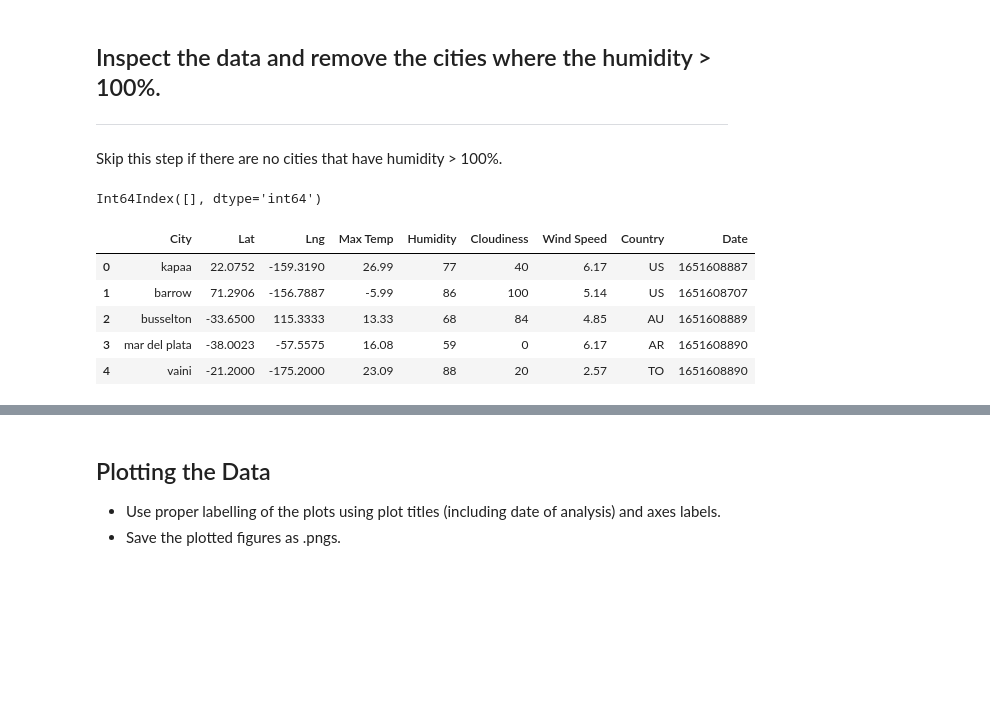
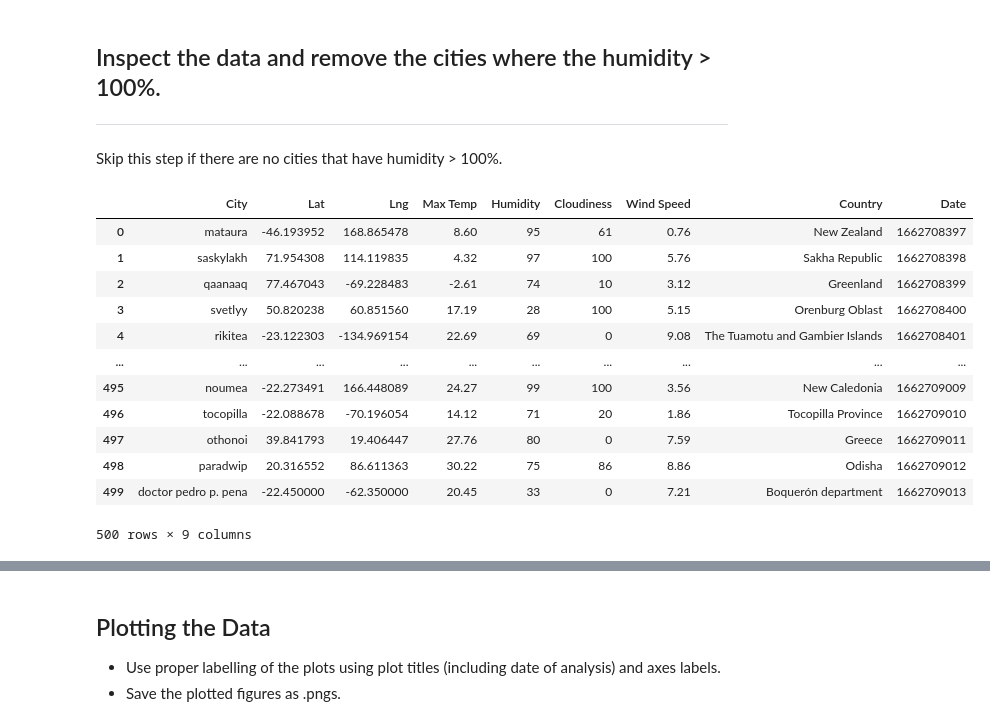
Before and after one commit to Shaunisme/python-api-challenge, a Jupyter notebook: WeatherPy/WeatherPy.ipynb, the cells around one changed output, grey strips where cells are left out. Cells and saved outputs as stored; diff of their text form; code cells hidden in the pictures; blank space fills up the shorter version.

```diff
--- a/WeatherPy/WeatherPy.ipynb
+++ b/WeatherPy/WeatherPy.ipynb
@@ -97,0 +145,5 @@ Data Retrieval Complete
+# %%
+cities_df=pd.DataFrame({'City':cities_list,'Lat':lat_list,'Lng':lng_list,'Max Temp':temp_list,'Humidity':humi_list,'Cloudiness':clou_list,'Wind Speed':wind_list,'Country':coun_list,'Date':date_list})
+
+cities_df.to_csv(output_data_file)
+cities_df
@@ -101,15 +179,23 @@ Data Retrieval Complete
 Skip this step if there are no cities that have humidity > 100%.
 # %%
 #  Get the indices of cities that have humidity over 100%.
+clean_city_data=cities_df.loc[cities_df['Humidity']<=100]
-# %% [output]
-Int64Index([], dtype='int64')
 # %%
 # Make a new DataFrame equal to the city data to drop all humidity outliers by index.
 # Passing "inplace=False" will make a copy of the city_data DataFrame, which we call "clean_city_data".
+
+clean_city_data
 # %% [output]
 |  | City | Lat | Lng | Max Temp | Humidity | Cloudiness | Wind Speed | Country | Date |
-| 0 | kapaa | 22.0752 | -159.3190 | 26.99 | 77 | 40 | 6.17 | US | 1651608887 |
-| 1 | barrow | 71.2906 | -156.7887 | -5.99 | 86 | 100 | 5.14 | US | 1651608707 |
-| 2 | busselton | -33.6500 | 115.3333 | 13.33 | 68 | 84 | 4.85 | AU | 1651608889 |
-| 3 | mar del plata | -38.0023 | -57.5575 | 16.08 | 59 | 0 | 6.17 | AR | 1651608890 |
-| 4 | vaini | -21.2000 | -175.2000 | 23.09 | 88 | 20 | 2.57 | TO | 1651608890 |
+| 0 | mataura | -46.193952 | 168.865478 | 8.60 | 95 | 61 | 0.76 | New Zealand | 1662708397 |
+| 1 | saskylakh | 71.954308 | 114.119835 | 4.32 | 97 | 100 | 5.76 | Sakha Republic | 1662708398 |
+| 2 | qaanaaq | 77.467043 | -69.228483 | -2.61 | 74 | 10 | 3.12 | Greenland | 1662708399 |
+| 3 | svetlyy | 50.820238 | 60.851560 | 17.19 | 28 | 100 | 5.15 | Orenburg Oblast | 1662708400 |
+| 4 | rikitea | -23.122303 | -134.969154 | 22.69 | 69 | 0 | 9.08 | The Tuamotu and Gambier Islands | 1662708401 |
+| ... | ... | ... | ... | ... | ... | ... | ... | ... | ... |
+| 495 | noumea | -22.273491 | 166.448089 | 24.27 | 99 | 100 | 3.56 | New Caledonia | 1662709009 |
+| 496 | tocopilla | -22.088678 | -70.196054 | 14.12 | 71 | 20 | 1.86 | Tocopilla Province | 1662709010 |
+| 497 | othonoi | 39.841793 | 19.406447 | 27.76 | 80 | 0 | 7.59 | Greece | 1662709011 |
+| 498 | paradwip | 20.316552 | 86.611363 | 30.22 | 75 | 86 | 8.86 | Odisha | 1662709012 |
+| 499 | doctor pedro p. pena | -22.450000 | -62.350000 | 20.45 | 33 | 0 | 7.21 | Boquerón department | 1662709013 |
+500 rows × 9 columns
```
Also changed, not shown: parts of 22 cells of this notebook, 2 other files.
